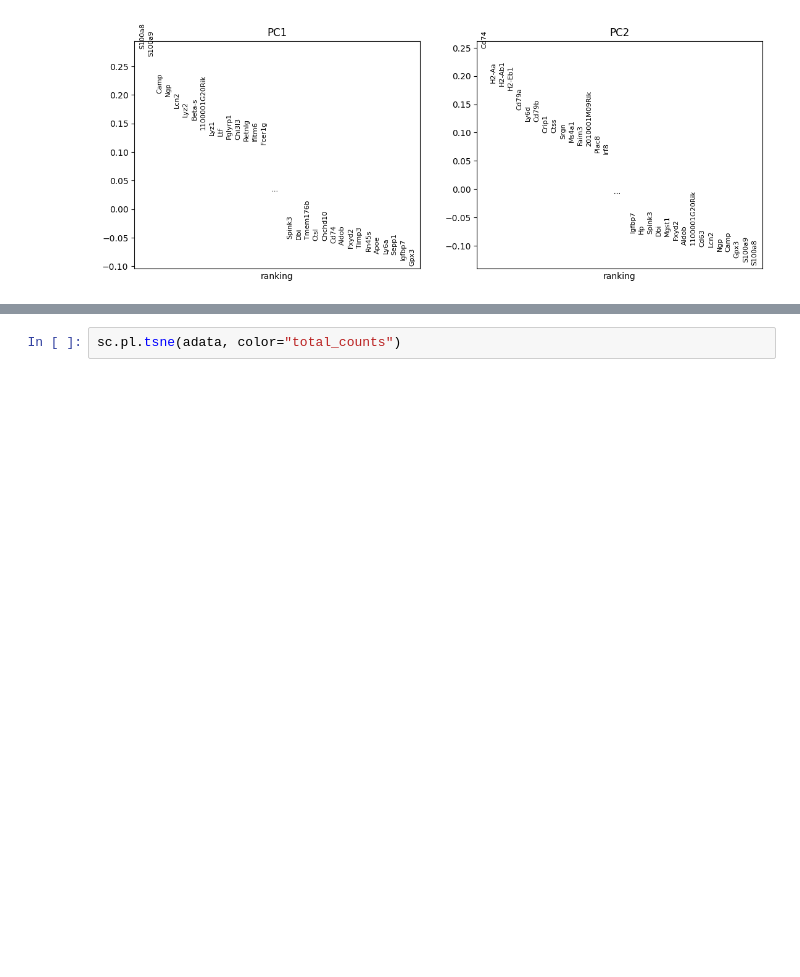
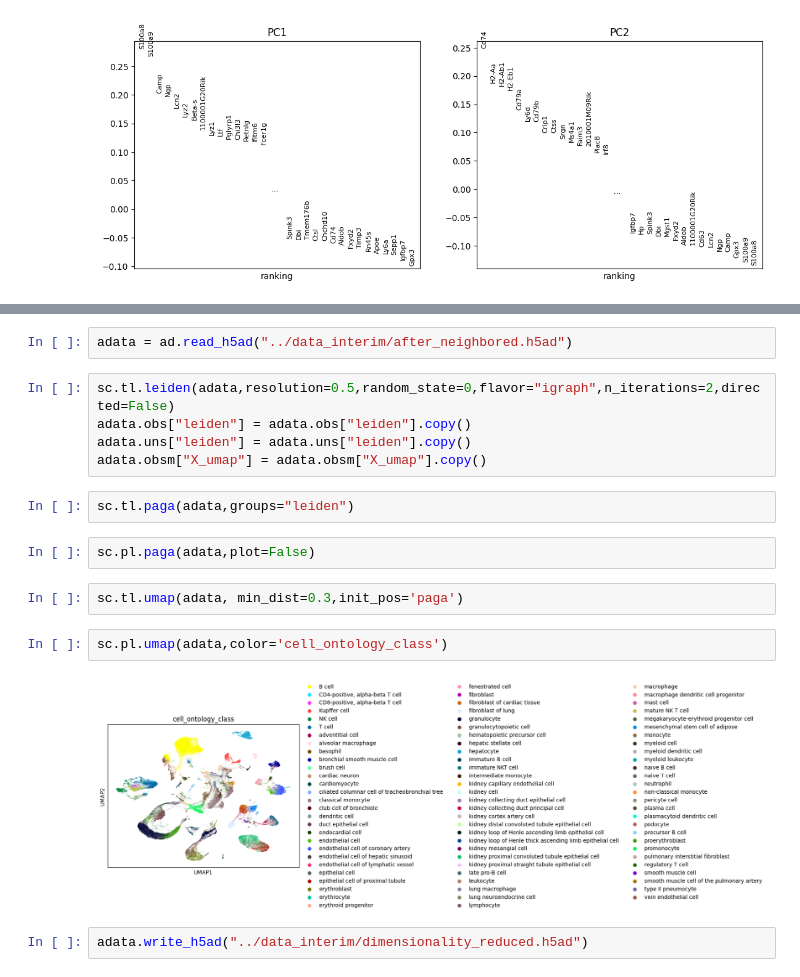
Before and after one commit to baoluwei7-lang/-, a Jupyter notebook: notebooks/04_QC.ipynb, the cells around one changed output, grey strips where cells are left out. Cells and saved outputs as stored; diff of their text form; blank space fills up the shorter version.

```diff
--- a/notebooks/04_QC.ipynb
+++ b/notebooks/04_QC.ipynb
@@ -353,2 +334,19 @@ KeyboardInterrupt:
+# %%
+adata = ad.read_h5ad("../data_interim/after_neighbored.h5ad")
+# %%
+sc.tl.leiden(adata,resolution=0.5,random_state=0,flavor="igraph",n_iterations=2,directed=False)
+adata.obs["leiden"] = adata.obs["leiden"].copy()
+adata.uns["leiden"] = adata.uns["leiden"].copy()
+adata.obsm["X_umap"] = adata.obsm["X_umap"].copy()
 # %%
-sc.pl.tsne(adata, color="total_counts")
+sc.tl.paga(adata,groups="leiden")
+# %%
+sc.pl.paga(adata,plot=False)
+# %%
+sc.tl.umap(adata, min_dist=0.3,init_pos='paga')
+# %%
+sc.pl.umap(adata,color='cell_ontology_class')
+# %% [output]
+[figure, added]
+# %%
+adata.write_h5ad("../data_interim/dimensionality_reduced.h5ad")
```
Also changed, not shown: parts of 5 cells of this notebook, 2 other files.
